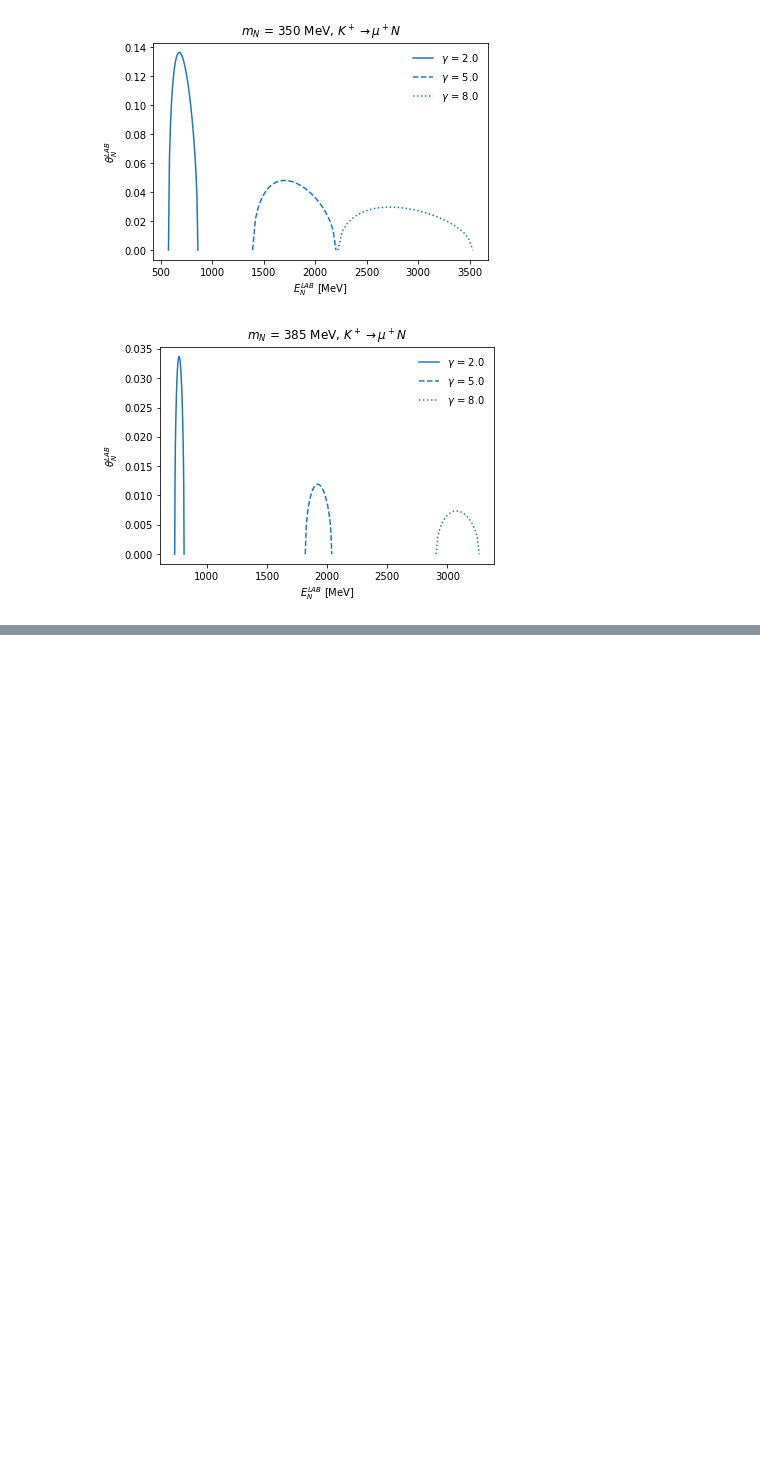
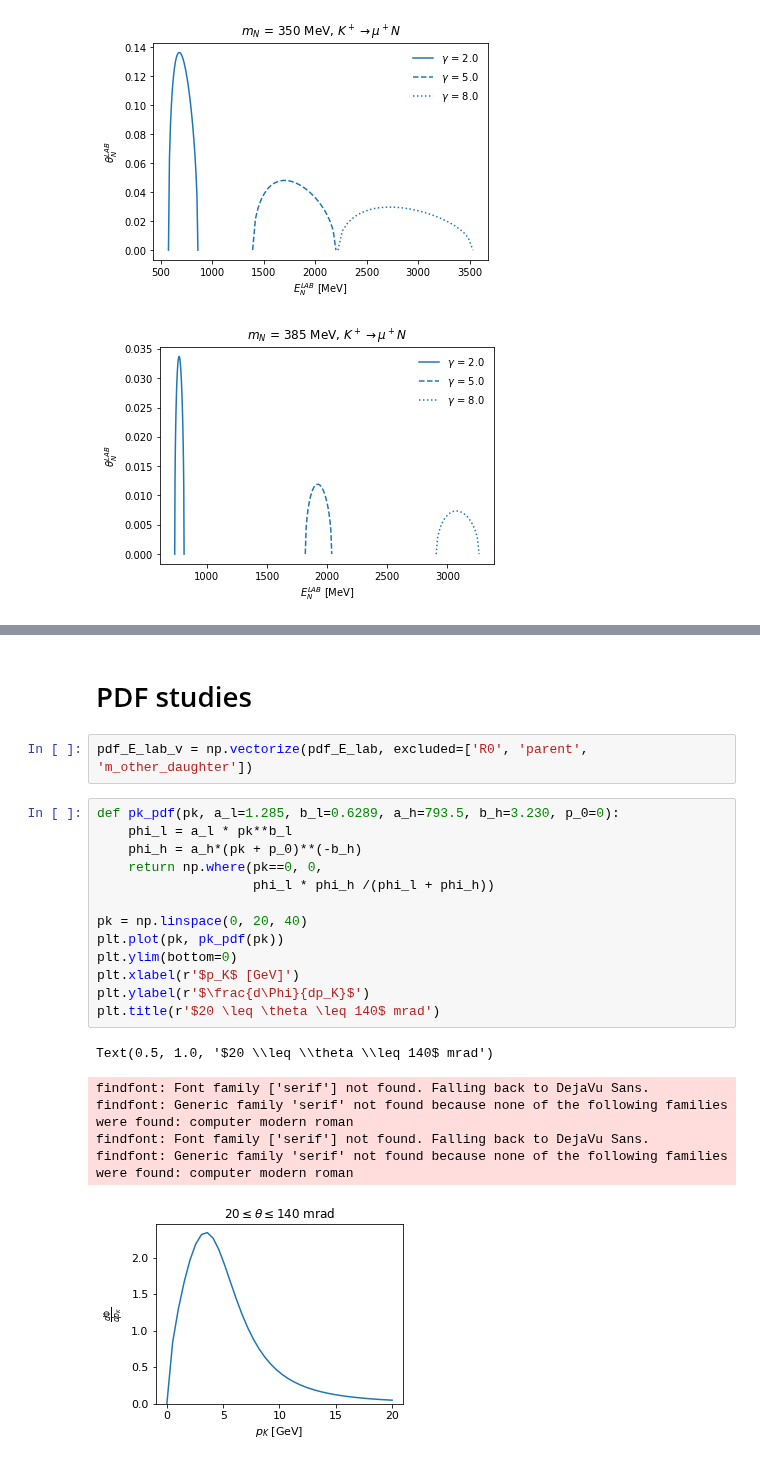
Before and after one commit to mhostert/HNL-DIF, a Jupyter notebook: old/angular_correlation_flux.ipynb, the cells around one changed output, grey strips where cells are left out. Cells and saved outputs as stored; diff of their text form; blank space fills up the shorter version.

```diff
--- a/old/angular_correlation_flux.ipynb
+++ b/old/angular_correlation_flux.ipynb
@@ -251,0 +214,24 @@ for gamma in gamma_test:
+# %% [markdown]
+# PDF studies
+# %%
+pdf_E_lab_v = np.vectorize(pdf_E_lab, excluded=['R0', 'parent', 'm_other_daughter'])
+# %%
+def pk_pdf(pk, a_l=1.285, b_l=0.6289, a_h=793.5, b_h=3.230, p_0=0):
+    phi_l = a_l * pk**b_l
+    phi_h = a_h*(pk + p_0)**(-b_h)
+    return np.where(pk==0, 0,
+                    phi_l * phi_h /(phi_l + phi_h))
+
+pk = np.linspace(0, 20, 40)
+plt.plot(pk, pk_pdf(pk))
+plt.ylim(bottom=0)
+plt.xlabel(r'$p_K$ [GeV]')
+plt.ylabel(r'$\frac{d\Phi}{dp_K}$')
+plt.title(r'$20 \leq \theta \leq 140$ mrad')
+# %% [output]
+Text(0.5, 1.0, '$20 \\leq \\theta \\leq 140$ mrad')
+findfont: Font family ['serif'] not found. Falling back to DejaVu Sans.
+findfont: Generic family 'serif' not found because none of the following families were found: computer modern roman
+findfont: Font family ['serif'] not found. Falling back to DejaVu Sans.
+findfont: Generic family 'serif' not found because none of the following families were found: computer modern roman
+[figure, added]
```
Also changed, not shown: parts of 33 cells of this notebook, 6 other files.
